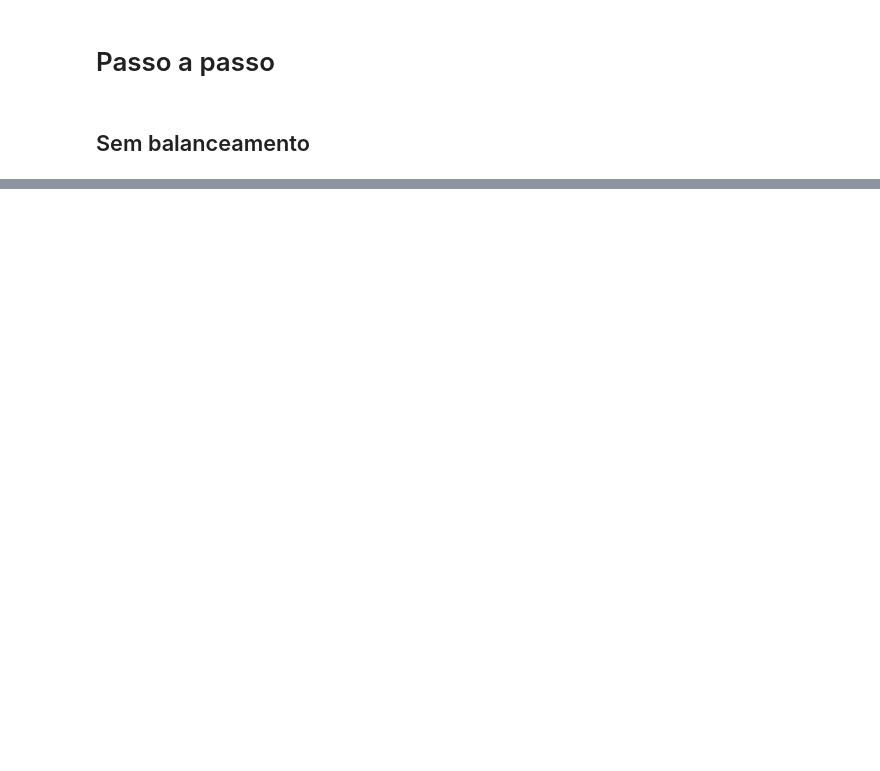
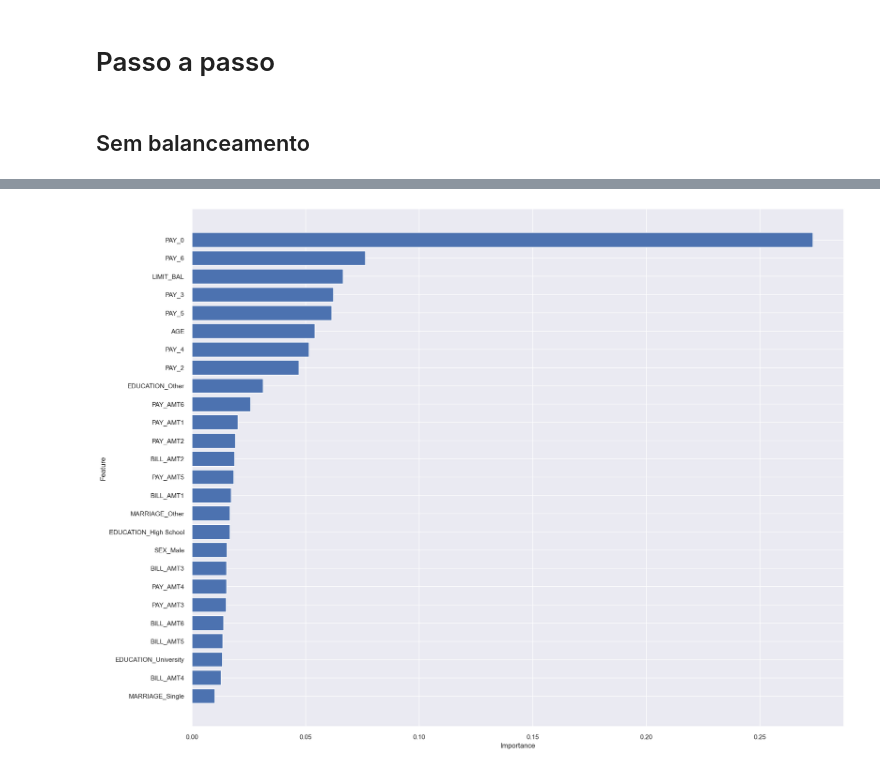
Before and after one commit to biancaportela/4intelligence, a Jupyter notebook: case_2/case.ipynb, the cells around one changed output, grey strips where cells are left out. Saved outputs shown, nothing was run; the diff lists cells and outputs as text; code cells hidden in the pictures; blank space fills up the shorter version.

```diff
--- a/case_2/case.ipynb
+++ b/case_2/case.ipynb
@@ -776,0 +790,9 @@ Média f1-score: 0.47209518166797704
+# %%
+from imblearn.over_sampling import SMOTE
+# Suponha que você tenha seus dados pré-processados em x_train_preprocessed_df e y_train_preprocessed
+
+# Crie uma instância do SMOTE
+smote = SMOTE(sampling_strategy='auto', random_state=42)  # Você pode ajustar a estratégia conforme necessário
+
+# Aplique o SMOTE aos dados de treinamento
+x_train_balanced, y_train_balanced = smote.fit_resample(x_train_preprocessed_df, y_train_preprocessed)
@@ -776,0 +982,7 @@ Média f1-score: 0.47209518166797704
+# %%
+# Use o método get_params() para obter os parâmetros do modelo otimizado
+best_xgb_params = best_xgb_model.get_params()
+
+# Exiba os parâmetros escolhidos
+print("Parâmetros otimizados do modelo XGBoost:")
+print(best_xgb_params)
@@ -776,0 +992,5 @@ Média f1-score: 0.47209518166797704
+# %%
+# Crie um novo modelo XGBoost com os melhores parâmetros
+best_xgb_model = XGBClassifier(**best_xgb_params)
+best_xgb_model.fit(x_train_balanced, y_train_balanced)
+y_pred = best_xgb_model.predict(x_test_preprocessed)
@@ -776,0 +1046,20 @@ Média f1-score: 0.47209518166797704
+# %%
+from xgboost import XGBClassifier
+import matplotlib.pyplot as plt
+
+
+# Calcular as importâncias das características
+importances = best_xgb_model.feature_importances_
+features = x_train_preprocessed_df.columns
+indices = importances.argsort()  # Classificar em ordem crescente
+names = [features[i] for i in indices]
+
+# Plotar as importâncias das características
+plt.figure(figsize=(20, 16))
+plt.barh(range(x_train_preprocessed_df.shape[1]), importances[indices])
+plt.yticks(range(x_train_preprocessed_df.shape[1]), names)
+plt.xlabel('Importance')
+plt.ylabel('Feature')
+plt.show()
+# %% [output]
+[figure, added]
```
Also changed, not shown: parts of 19 cells of this notebook.
